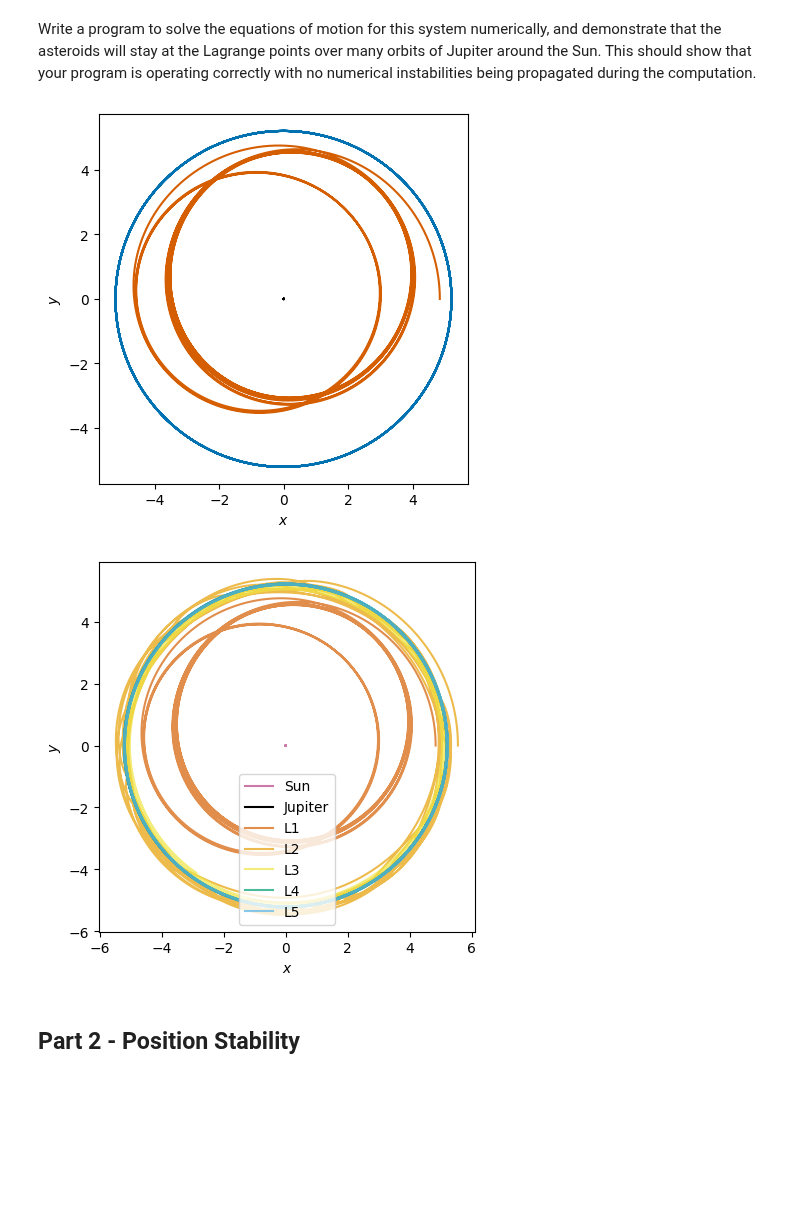
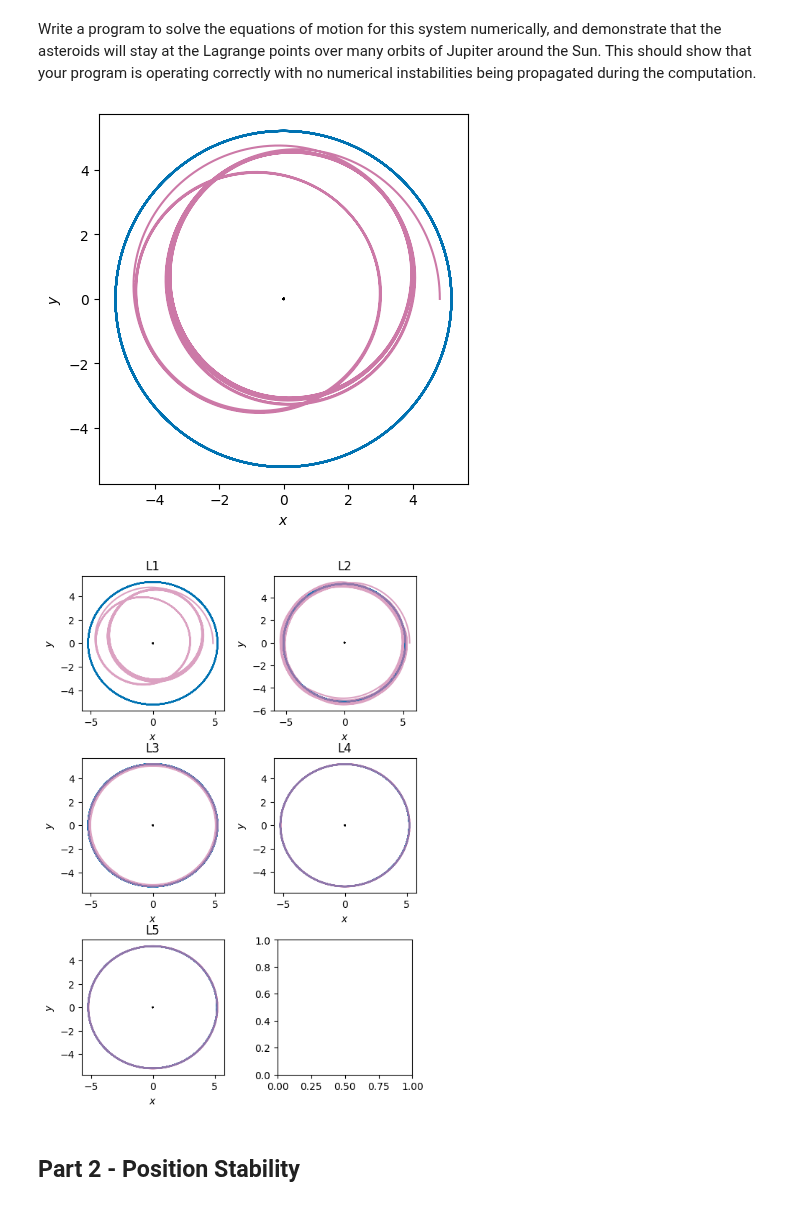
Before and after one commit to vibilanj/cmps, a Jupyter notebook: homework/Project1.ipynb, the cells around one changed output. Cells and saved outputs as stored; diff of their text form; code cells hidden in the pictures; blank space fills up the shorter version.

Commit message:
break up subplots

```diff
--- a/homework/Project1.ipynb
+++ b/homework/Project1.ipynb
@@ -99,11 +99,11 @@ y_A1 = solution.y[9]
 fig, ax = plt.subplots(1, 1)
 ax.plot(x_S, y_S, color = CF_black)
 ax.plot(x_J, y_J, color = CF_blue)
-ax.plot(x_A1, y_A1, color = CF_vermillion)
+ax.plot(x_A1, y_A1, color = CF_red)
 ax.set(xlabel = "$x$", ylabel = "$y$")
 plt.gca().set_aspect("equal")
 # %% [output]
-[figure, old version]
+[figure, new version]
 # %%
 # Parameters
 t_min = 0
@@ -127,8 +127,8 @@ init = np.array([
     5.2 + 0.3604277601, 0, 0, velocity_L2, # Asteroid L2
     -5.2 - 0.003030303, 0, 0, velocity_L3, # Asteroid L3
     2.6, 4.5, (velocity_J * -0.866), (velocity_J * 0.5), # Asteroid L4
-    2.6, -4.5, (velocity_J * 0.866), (velocity_J * 0.5)
-]) # Asteroid L5
+    2.6, -4.5, (velocity_J * 0.866), (velocity_J * 0.5) # Asteroid L5
+])
 
 # Functions
 
@@ -185,45 +185,51 @@ def derivative(t, state):
                      v_x_A5, v_y_A5, a_x_A5, a_y_A5])
 
 
 # Solution
 solution = integrate.solve_ivp(derivative, [t_min, t_max], init, max_step = epsilon)
 
 # Plot
 x_S = solution.y[0]
 y_S = solution.y[1]
 
 x_J = solution.y[4]
 y_J = solution.y[5]
 
 x_A1 = solution.y[8]
 y_A1 = solution.y[9]
 
 x_A2 = solution.y[12]
 y_A2 = solution.y[13]
 
 x_A3 = solution.y[16]
 y_A3 = solution.y[17]
 
 x_A4 = solution.y[20]
 y_A4 = solution.y[21]
 
 x_A5 = solution.y[24]
 y_A5 = solution.y[25]
 
-fig, ax = plt.subplots(1, 1)
-ax.plot(x_S, y_S, color = CF_red, label="Sun")
-ax.plot(x_J, y_J, color = CF_black, label="Jupiter")
-ax.plot(x_A1, y_A1, color = CF_vermillion, label="L1", alpha=0.7)
-ax.plot(x_A2, y_A2, color = CF_orange, label="L2", alpha=0.7)
-ax.plot(x_A3, y_A3, color = CF_yellow, label="L3", alpha=0.7)
-ax.plot(x_A4, y_A4, color = CF_green, label="L4", alpha=0.7)
-ax.plot(x_A5, y_A5, color = CF_sky, label="L5", alpha=0.7)
+fig, ((ax_L1, ax_L2), (ax_L3, ax_L4), (ax_L5, _)) = plt.subplots(3, 2)
+fig.set_size_inches(6, 9)
 
-ax.set(xlabel = "$x$", ylabel = "$y$")
-ax.legend()
-plt.gca().set_aspect("equal")
+def plot_orbit(ax, x_A, y_A, label):
+    ax.plot(x_S, y_S, color = CF_black, label = "Sun")
+    ax.plot(x_J, y_J, color = CF_blue, label = "Jupiter")
+    ax.plot(x_A, y_A, color = CF_red, label = label, alpha = 0.7)
+    ax.set(title = label, xlabel = "$x$", ylabel = "$y$")
+    # ax.legend()
+    plt.gca().set_aspect("equal")
+
+plot_orbit(ax_L1, x_A1, y_A1, "L1")
+plot_orbit(ax_L2, x_A2, y_A2, "L2")
+plot_orbit(ax_L3, x_A3, y_A3, "L3")
+plot_orbit(ax_L4, x_A4, y_A4, "L4")
+plot_orbit(ax_L5, x_A5, y_A5, "L5")
+
+plt.subplots_adjust(wspace = 0.35, hspace = 0.35)
 # %% [output]
-[figure, old version]
+[figure, new version]
 # %% [markdown]
 ## Part 2 - Position Stability
 # %% [markdown]
```
